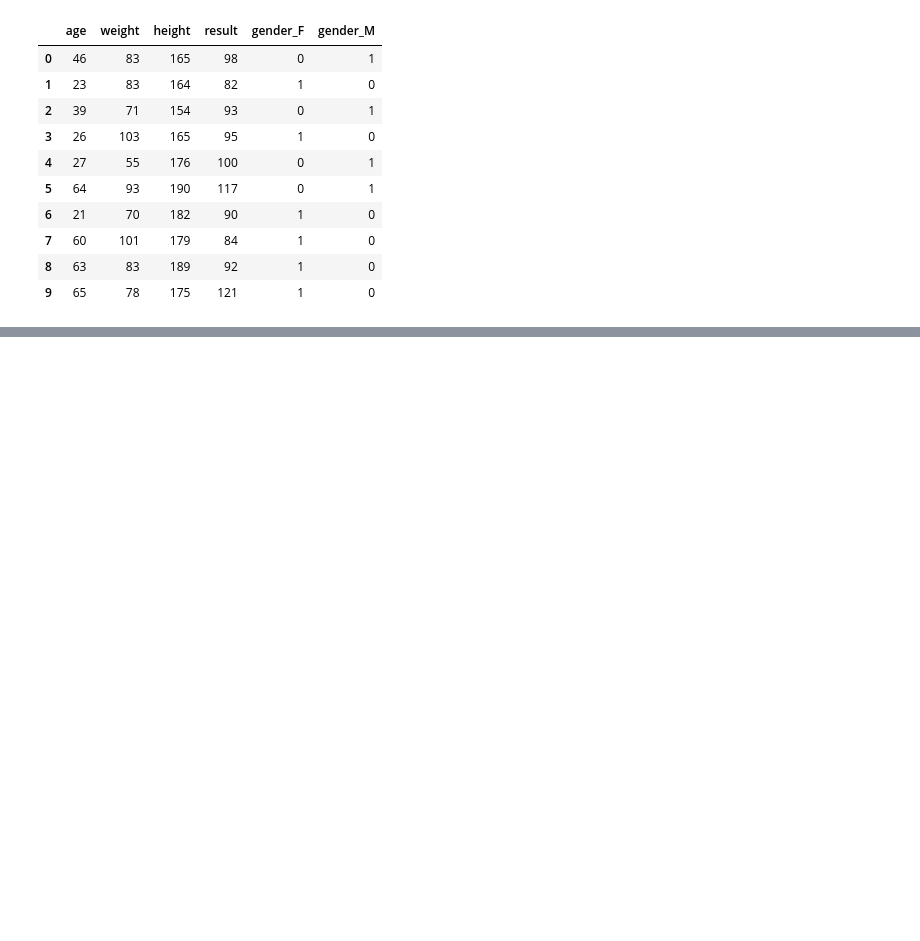
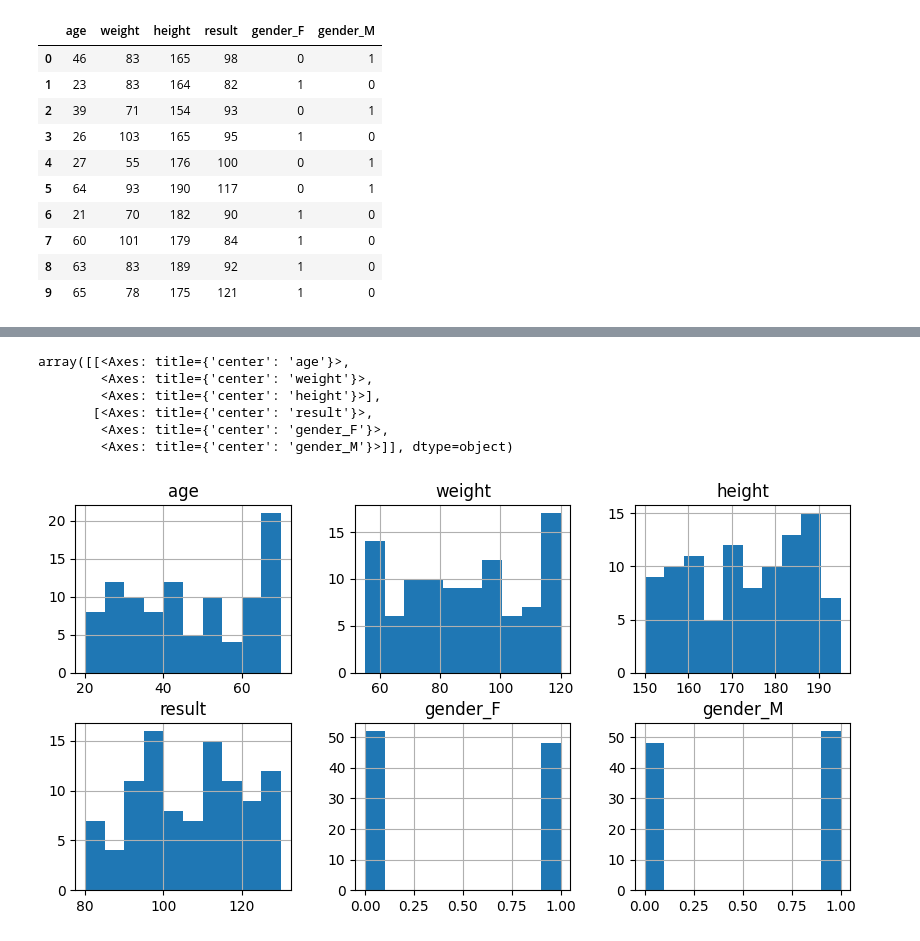
Before and after one commit to arthurrios/diabetes_model, a Jupyter notebook: diabetes_model.ipynb, the cells around one changed output, grey strips where cells are left out. Saved outputs shown, nothing was run; the diff lists cells and outputs as text; code cells hidden in the pictures; blank space fills up the shorter version.

```diff
--- a/diabetes_model.ipynb
+++ b/diabetes_model.ipynb
@@ -63,0 +98,11 @@ df_exams.head(10)
+# %%
+# Histogram of all variables
+df_exams.hist(layout=(2, 3), figsize=(10, 5))
+# %% [output]
+array([[<Axes: title={'center': 'age'}>,
+        <Axes: title={'center': 'weight'}>,
+        <Axes: title={'center': 'height'}>],
+       [<Axes: title={'center': 'result'}>,
+        <Axes: title={'center': 'gender_F'}>,
+        <Axes: title={'center': 'gender_M'}>]], dtype=object)
+[figure, added]
```
Also changed, not shown: parts of 3 cells of this notebook, 1 other file.
